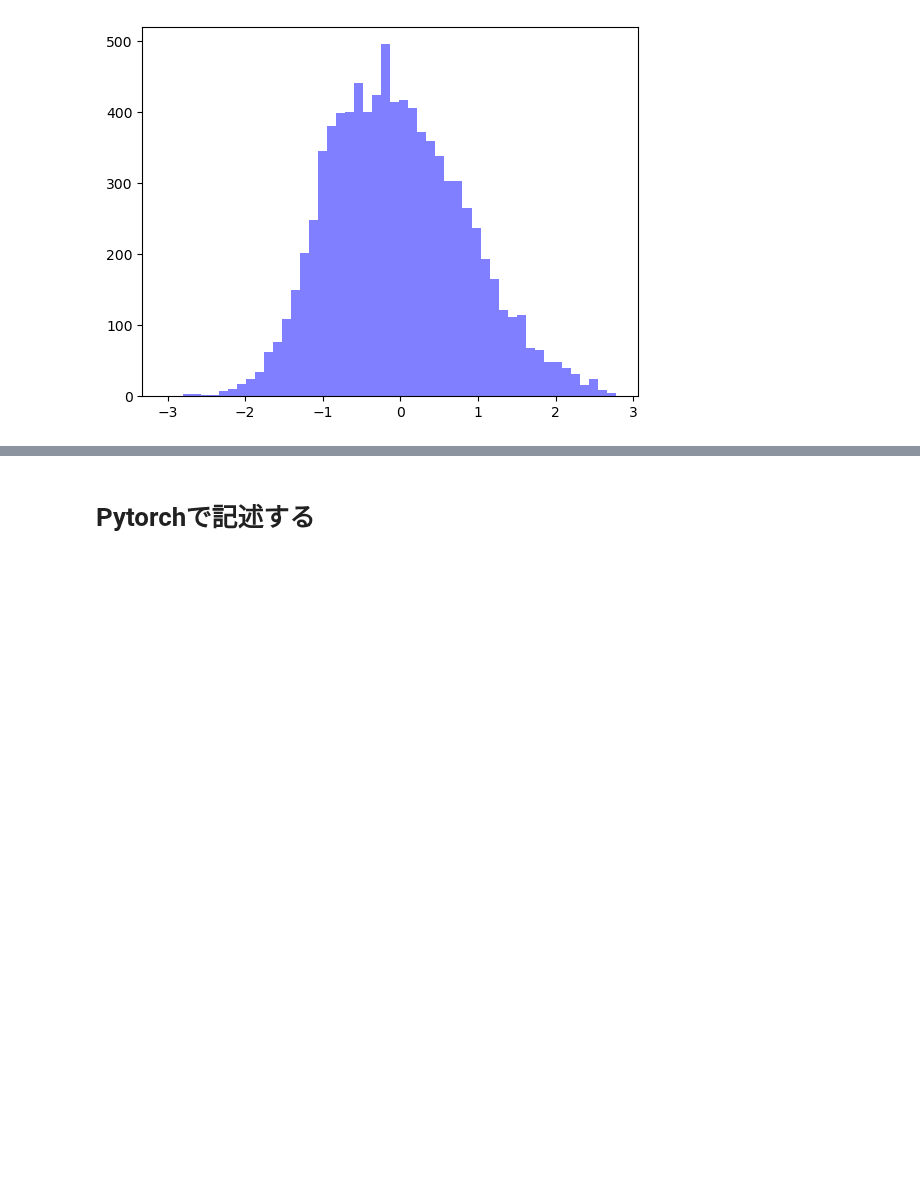
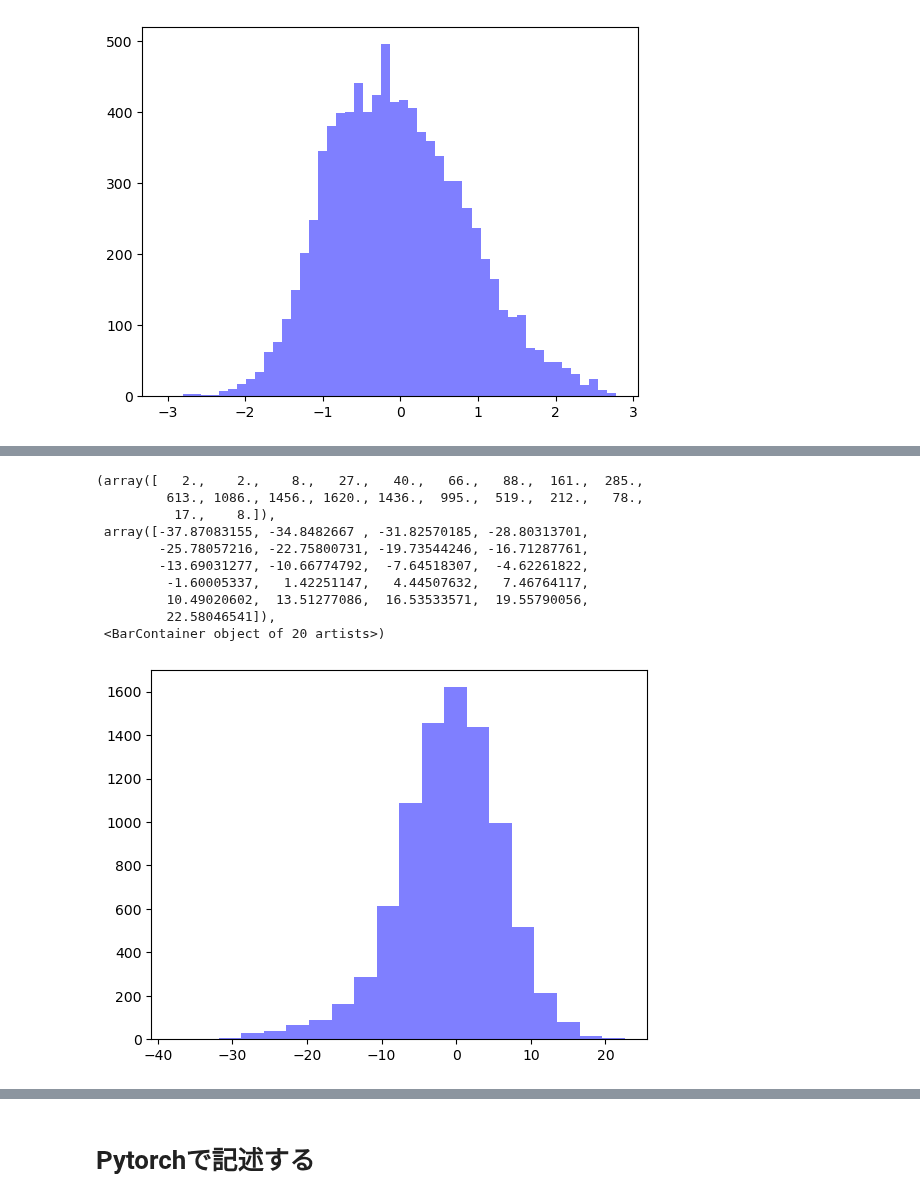
Before and after one commit to Yuumae1/machine_learning, a Jupyter notebook: notebook/geosciAI2024.ipynb, the cells around one changed output, grey strips where cells are left out. Drawn from its saved outputs; the diff is of its cells as text; code cells hidden in the pictures; blank space fills up the shorter version.

```diff
--- a/notebook/geosciAI2024.ipynb
+++ b/notebook/geosciAI2024.ipynb
@@ -674,0 +671,16 @@ plt.figure(figsize=(9, 6))
+# %%
+# 24時間発達率ごとの RMSE スキル
+develop = ans_rcn - init_wind
+plt.hist(develop, bins=20, alpha=0.5, color='blue', label='develop rate')
+# %% [output]
+(array([   2.,    2.,    8.,   27.,   40.,   66.,   88.,  161.,  285.,
+         613., 1086., 1456., 1620., 1436.,  995.,  519.,  212.,   78.,
+          17.,    8.]),
+ array([-37.87083155, -34.8482667 , -31.82570185, -28.80313701,
+        -25.78057216, -22.75800731, -19.73544246, -16.71287761,
+        -13.69031277, -10.66774792,  -7.64518307,  -4.62261822,
+         -1.60005337,   1.42251147,   4.44507632,   7.46764117,
+         10.49020602,  13.51277086,  16.53533571,  19.55790056,
+         22.58046541]),
+ <BarContainer object of 20 artists>)
+[figure, added]
```
Also changed, not shown: parts of 8 cells of this notebook.
